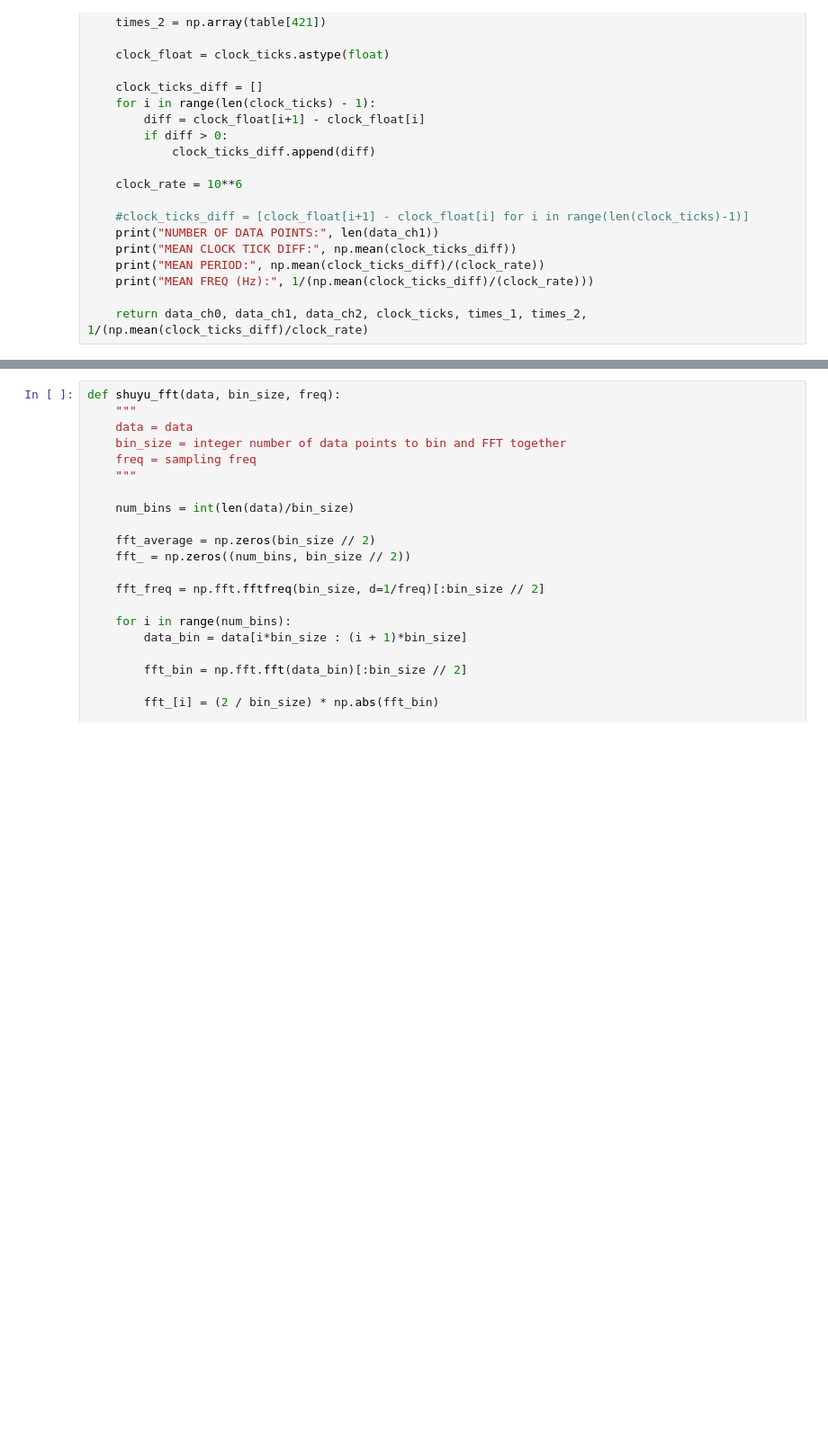
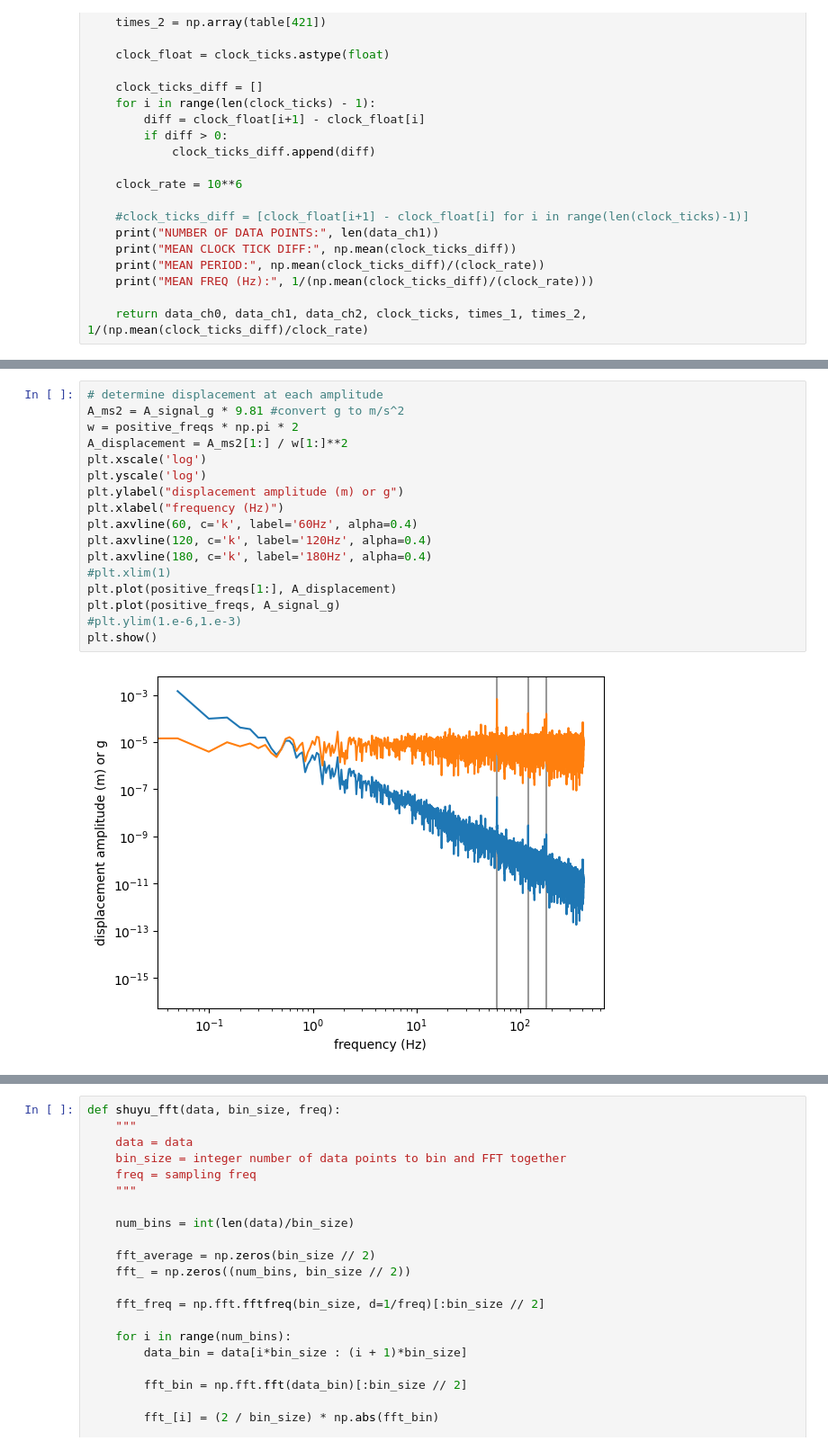
Before and after one commit to cgem-experiment/Accelerometers, a Jupyter notebook: Import_data.ipynb, the cells around one changed output, grey strips where cells are left out. Shown at 90% size. Cells and saved outputs as stored; diff of their text form; blank space fills up the shorter version.

```diff
--- a/Import_data.ipynb
+++ b/Import_data.ipynb
@@ -105,0 +144,19 @@ plt.show()
+# %%
+# determine displacement at each amplitude
+A_ms2 = A_signal_g * 9.81 #convert g to m/s^2
+w = positive_freqs * np.pi * 2
+A_displacement = A_ms2[1:] / w[1:]**2
+plt.xscale('log')
+plt.yscale('log')
+plt.ylabel("displacement amplitude (m) or g")
+plt.xlabel("frequency (Hz)")
+plt.axvline(60, c='k', label='60Hz', alpha=0.4)
+plt.axvline(120, c='k', label='120Hz', alpha=0.4)
+plt.axvline(180, c='k', label='180Hz', alpha=0.4)
+#plt.xlim(1)
+plt.plot(positive_freqs[1:], A_displacement)
+plt.plot(positive_freqs, A_signal_g)
+#plt.ylim(1.e-6,1.e-3)
+plt.show()
+# %% [output]
+[figure, added]
```
Also changed, not shown: parts of 11 cells of this notebook, 6 other files.
